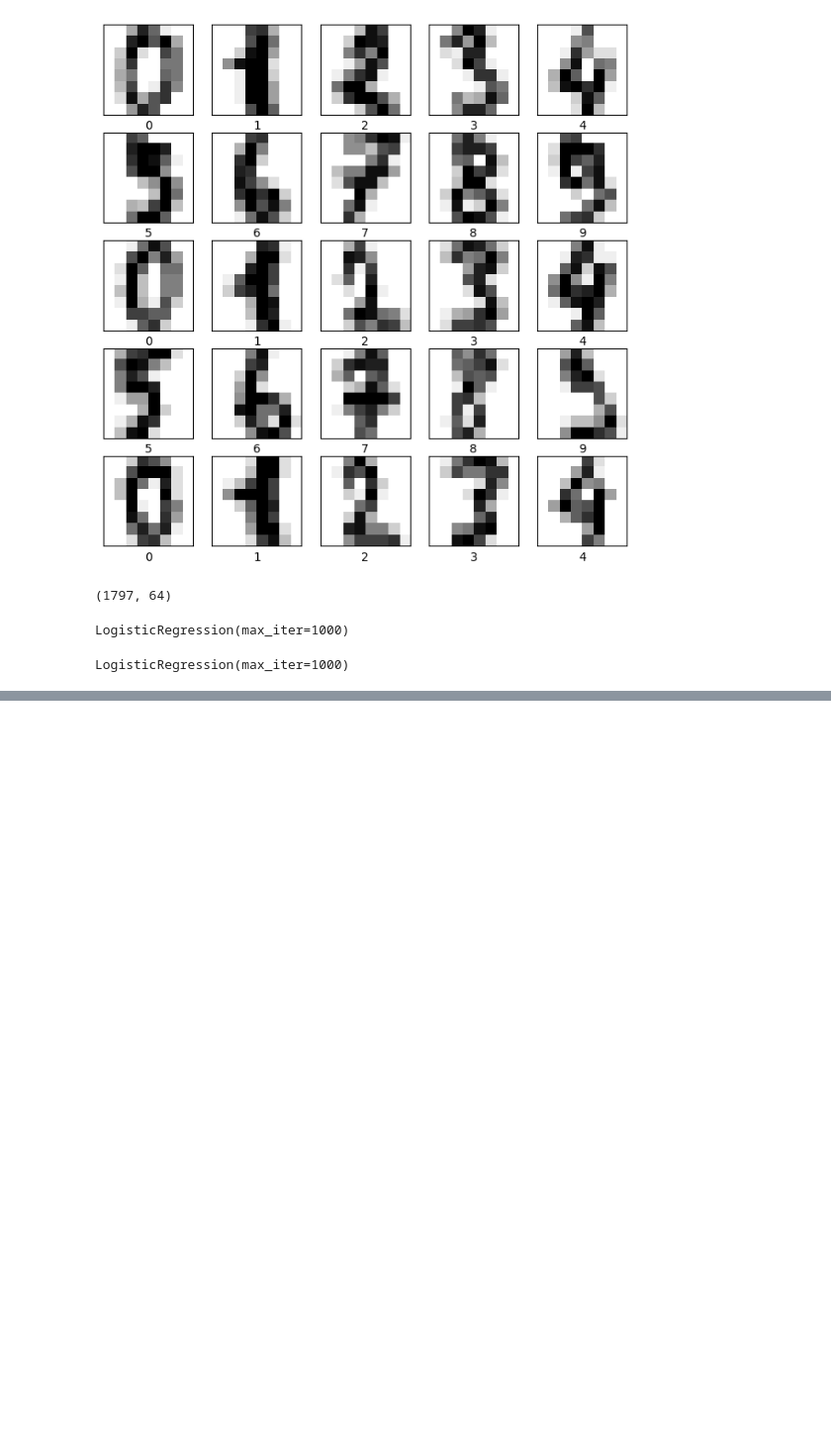
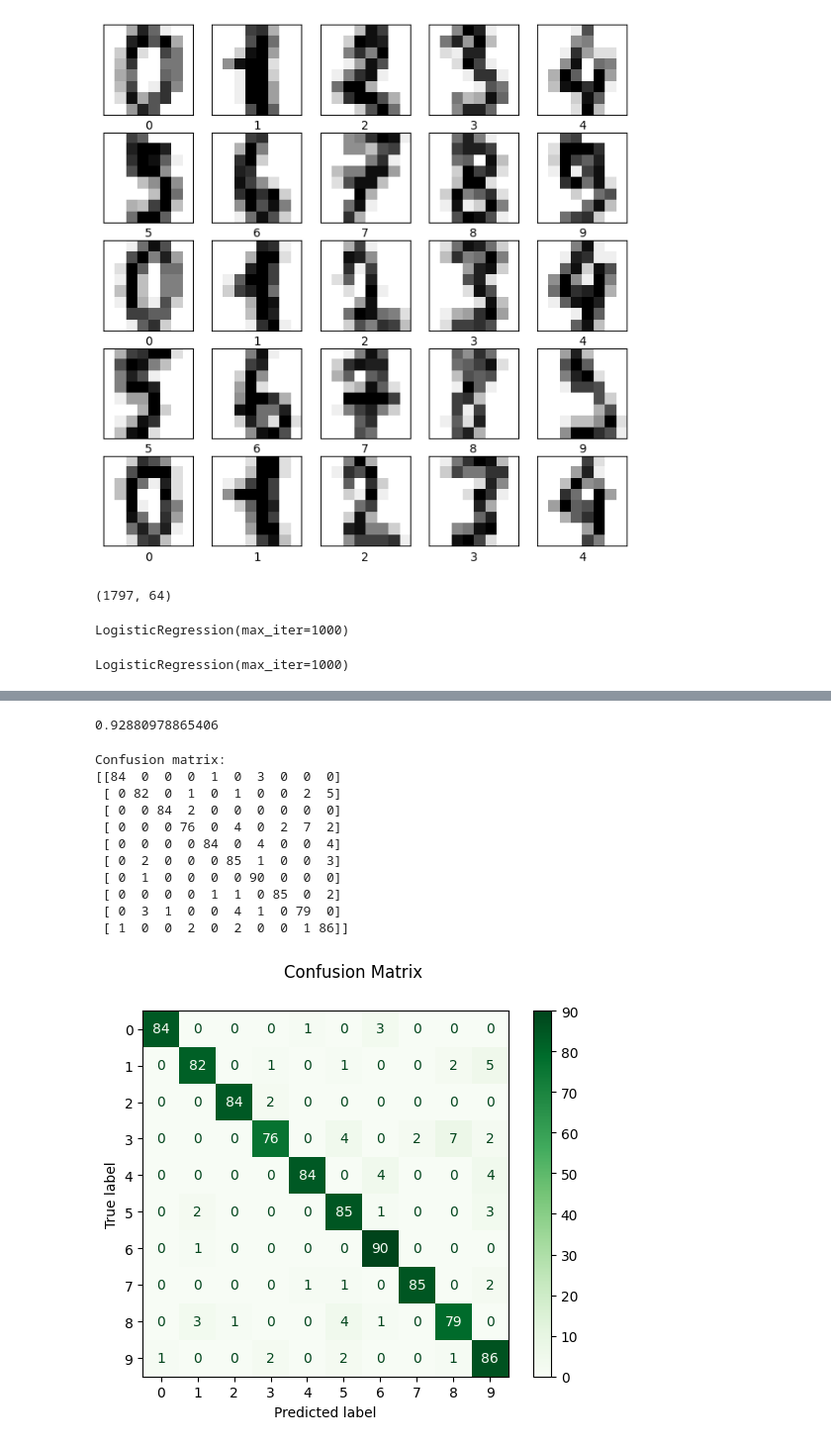
Before and after one commit to 2024-2-analitica-predictiva/2024-2-PRE-04-clasificacion-basica-de-imagenes-jmarquezba, a Jupyter notebook: homework/homework.ipynb, the cells around one changed output, grey strips where cells are left out. Shown at 99% size. Saved outputs shown, nothing was run; the diff lists cells and outputs as text; code cells hidden in the pictures; blank space fills up the shorter version.

```diff
--- a/homework/homework.ipynb
+++ b/homework/homework.ipynb
@@ -97,0 +100,32 @@ accuracy_score(
+# %%
+predictions = estimator.predict(X_test)
+predicted_proba = estimator.predict_proba(X_test)
+
+accuracy_score(y_true=y_test, y_pred=predictions)
+# %% [output]
+0.92880978865406
+# %%
+
+
+from sklearn.metrics import ConfusionMatrixDisplay
+
+disp = ConfusionMatrixDisplay.from_predictions(
+    y_test,
+    predictions,
+    cmap="Greens",
+)
+disp.figure_.suptitle("Confusion Matrix")
+print(f"Confusion matrix:\n{disp.confusion_matrix}")
+# %% [output]
+Confusion matrix:
+[[84  0  0  0  1  0  3  0  0  0]
+ [ 0 82  0  1  0  1  0  0  2  5]
+ [ 0  0 84  2  0  0  0  0  0  0]
+ [ 0  0  0 76  0  4  0  2  7  2]
+ [ 0  0  0  0 84  0  4  0  0  4]
+ [ 0  2  0  0  0 85  1  0  0  3]
+ [ 0  1  0  0  0  0 90  0  0  0]
+ [ 0  0  0  0  1  1  0 85  0  2]
+ [ 0  3  1  0  0  4  1  0 79  0]
+ [ 1  0  0  2  0  2  0  0  1 86]]
+[figure, added]
```
Also changed, not shown: parts of 6 cells of this notebook, 1 other file.
